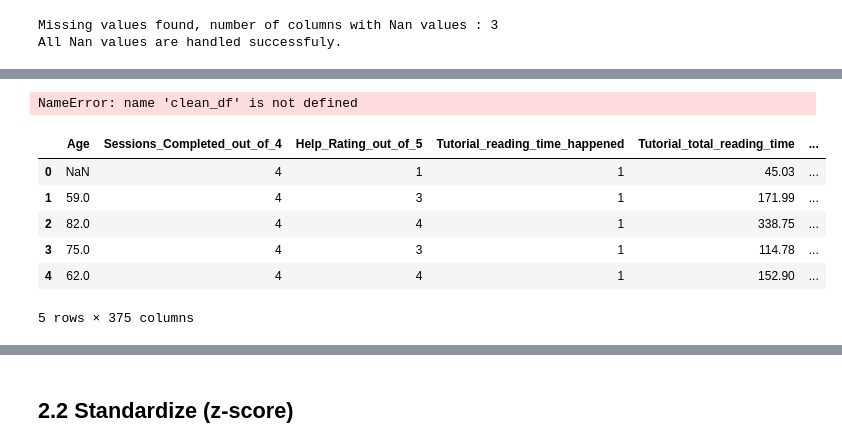
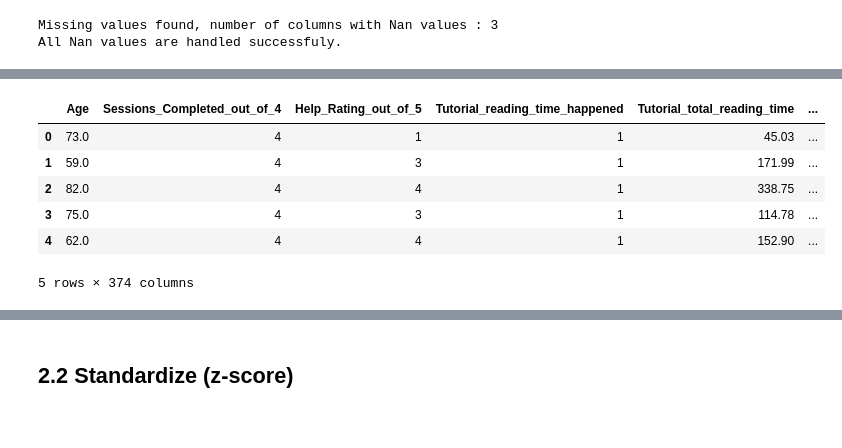
Before and after one commit to sana-mirahsani/detection_AD_with_VR_data, a Jupyter notebook: src/notebooks/2.Data_preprocessing.ipynb, the cells around one changed output, grey strips where cells are left out. Saved outputs shown, nothing was run; the diff lists cells and outputs as text; code cells hidden in the pictures.

```diff
--- a/src/notebooks/2.Data_preprocessing.ipynb
+++ b/src/notebooks/2.Data_preprocessing.ipynb
@@ -95,5 +82,0 @@ clean_df[numerical_cols]
-# %%
-# convert categorical column to numerical
-clean_df[categorical_cols]
-# %% [output]
-NameError: name 'clean_df' is not defined
@@ -109,13 +83,13 @@ clean_df = clean_df.drop(columns=categorical_cols)
 # %%
-clean_df.head()
+df_cleaning.head()
 # %% [output]
 |  | Age | Sessions_Completed_out_of_4 | Help_Rating_out_of_5 | Tutorial_reading_time_happened | Tutorial_total_reading_time | ... |
-| 0 | NaN | 4 | 1 | 1 | 45.03 | ... |
+| 0 | 73.0 | 4 | 1 | 1 | 45.03 | ... |
 | 1 | 59.0 | 4 | 3 | 1 | 171.99 | ... |
 | 2 | 82.0 | 4 | 4 | 1 | 338.75 | ... |
 | 3 | 75.0 | 4 | 3 | 1 | 114.78 | ... |
 | 4 | 62.0 | 4 | 4 | 1 | 152.90 | ... |
-5 rows × 375 columns
+5 rows × 374 columns
 # %%
 df[df.isna().any(axis=1)]
 # %% [output]
```
Also changed, not shown: parts of 7 cells of this notebook, 2 other files.
